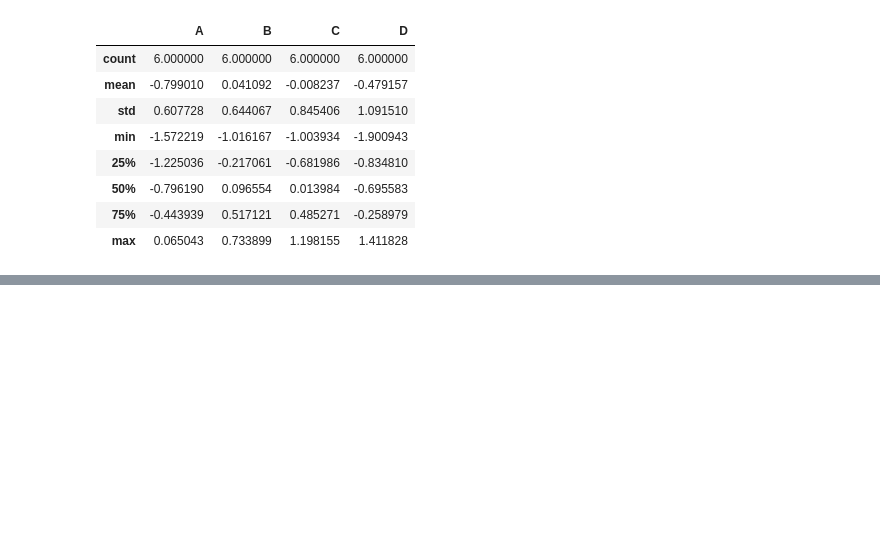
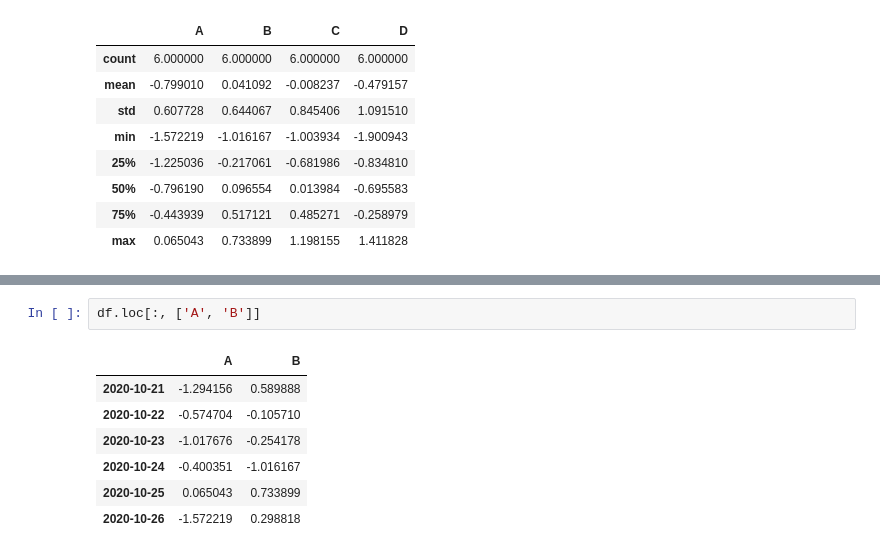
Before and after one commit to Rainbowpen/AI_and_security_2020, a Jupyter notebook: 20201021_pandas_in_ten_min.ipynb, the cells around one changed output, grey strips where cells are left out. Drawn from its saved outputs; the diff is of its cells as text; blank space fills up the shorter version.

```diff
--- a/20201021_pandas_in_ten_min.ipynb
+++ b/20201021_pandas_in_ten_min.ipynb
@@ -130,0 +163,10 @@ df.describe()
+# %%
+df.loc[:, ['A', 'B']]
+# %% [output]
+|  | A | B |
+| 2020-10-21 | -1.294156 | 0.589888 |
+| 2020-10-22 | -0.574704 | -0.105710 |
+| 2020-10-23 | -1.017676 | -0.254178 |
+| 2020-10-24 | -0.400351 | -1.016167 |
+| 2020-10-25 | 0.065043 | 0.733899 |
+| 2020-10-26 | -1.572219 | 0.298818 |
```
Also changed, not shown: parts of 22 cells of this notebook.
